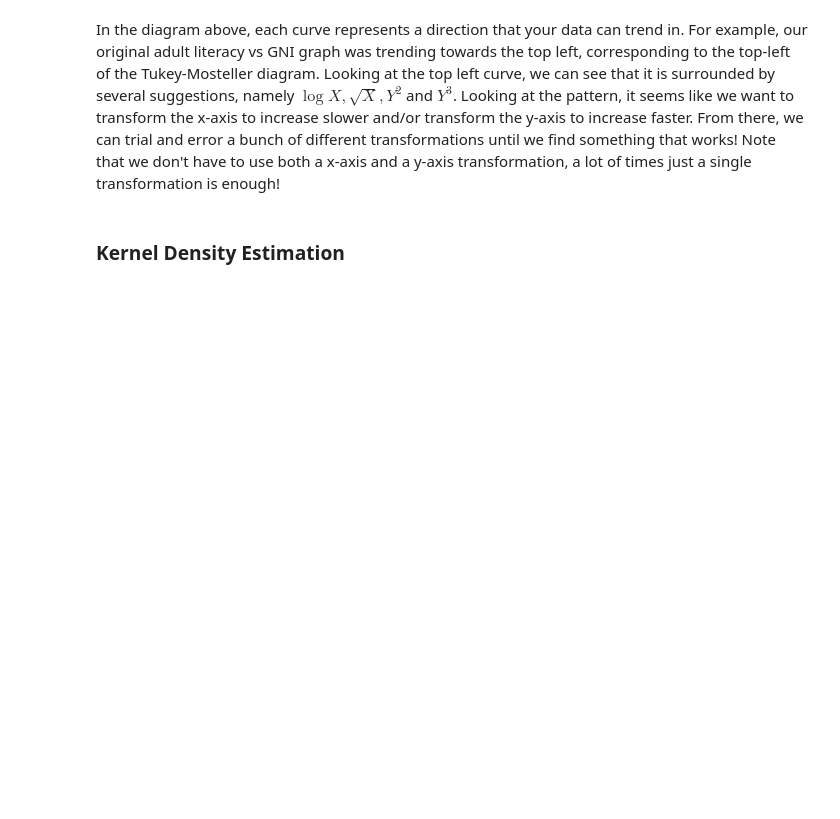
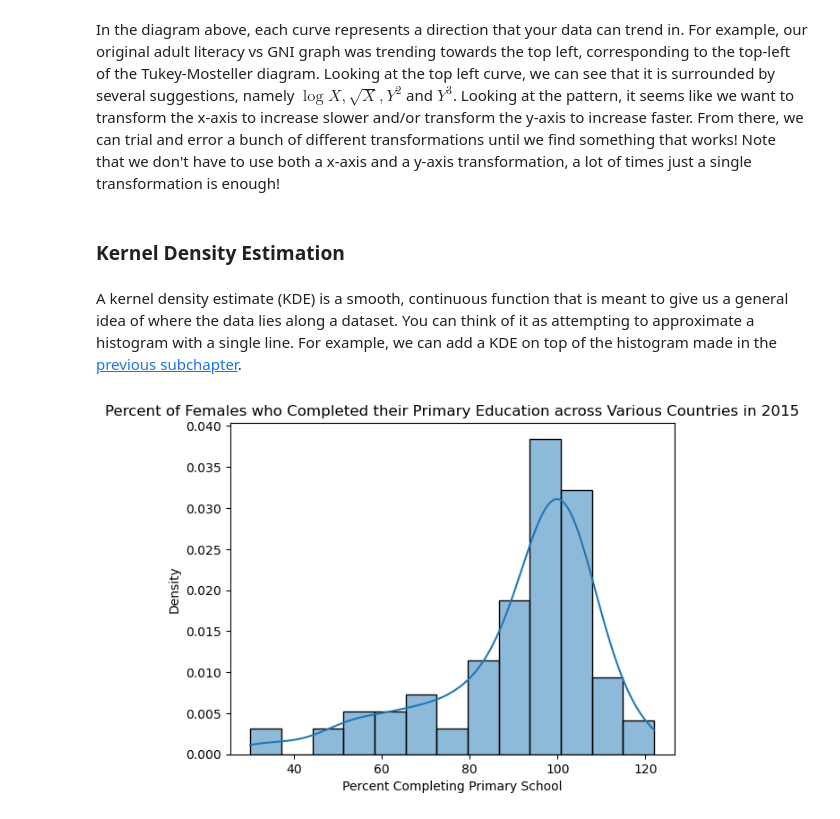
Before and after one commit to rohanjha123/data-h195, a Jupyter notebook: textbook/_build/html/_sources/content/04-visualizations/advanced.ipynb, the cells around one changed output. Saved outputs shown, nothing was run; the diff lists cells and outputs as text; code cells hidden in the pictures; blank space fills up the shorter version.

```diff
--- a/textbook/_build/html/_sources/content/04-visualizations/advanced.ipynb
+++ b/textbook/_build/html/_sources/content/04-visualizations/advanced.ipynb
@@ -73,3 +73,12 @@ Well, the honest answer is practice. Lots and lots of practice. However, there a
 In the diagram above, each curve represents a direction that your data can trend in. For example, our original adult literacy vs GNI graph was trending towards the top left, corresponding to the top-left of the Tukey-Mosteller diagram. Looking at the top left curve, we can see that it is surrounded by several suggestions, namely $\log{X}, \sqrt{X}, Y^2$ and $Y^3$. Looking at the pattern, it seems like we want to transform the x-axis to increase slower and/or transform the y-axis to increase faster. From there, we can trial and error a bunch of different transformations until we find something that works! Note that we don't have to use both a x-axis and a y-axis transformation, a lot of times just a single transformation is enough!
 # %% [markdown]
 ### Kernel Density Estimation
+# %% [markdown]
+A kernel density estimate (KDE) is a smooth, continuous function that is meant to give us a general idea of where the data lies along a dataset. You can think of it as attempting to approximate a histogram with a single line. For example, we can add a KDE on top of the histogram made in the [previous subchapter](types.ipynb).
+# %%
+sns.histplot(wb_df['Primary completion rate: Female: % of relevant age group: 2015'],kde=True,stat='density');
+plt.title('Percent of Females who Completed their Primary Education across Various Countries in 2015')
+plt.xlabel('Percent Completing Primary School')
+plt.ylabel('Density');
+# %% [output]
+[figure, added]
```
Also changed, not shown: parts of 8 cells of this notebook, 18 other files.
